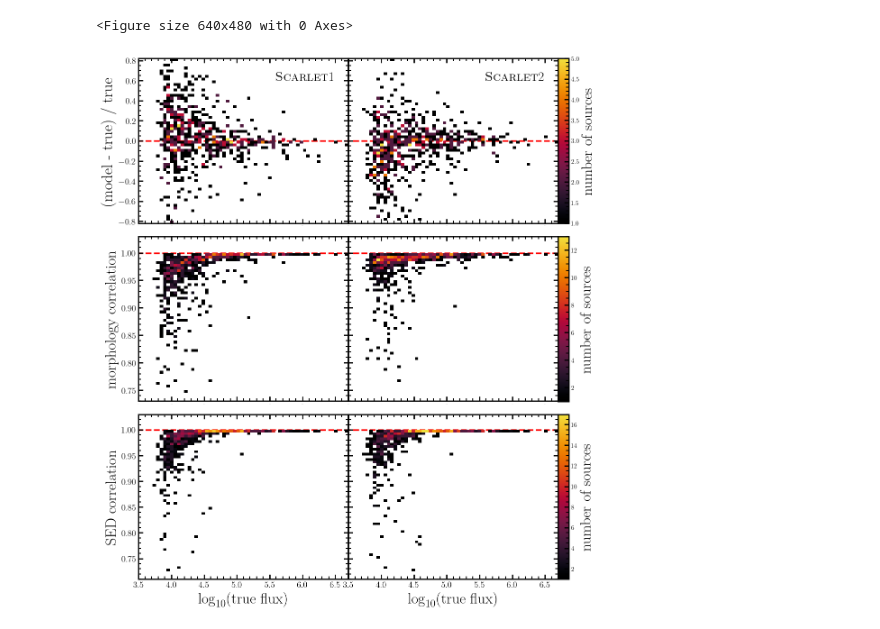
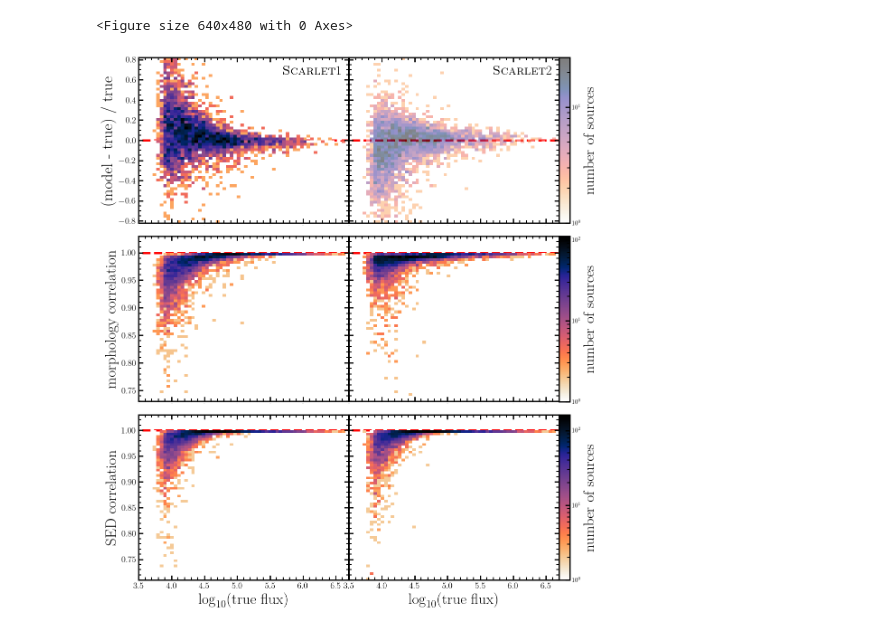
Before and after one commit to SampsonML/sampson2023_neural_scarlet, a Jupyter notebook: loaded_plotter.ipynb, the cells around one changed output. Cells and saved outputs as stored; diff of their text form; code cells hidden in the pictures.

```diff
--- a/loaded_plotter.ipynb
+++ b/loaded_plotter.ipynb
@@ -36,7 +36,7 @@ plt.rcParams["mathtext.fontset"] = "dejavuserif"
 plt.rcParams.update({"text.usetex": True})
 # %%
 # trial params
-num_trials  = 200
+num_trials  = 2000
 spec_weight = 1
 batch_num   = 1
 # %%
@@ -66,12 +66,14 @@ b6 = np.load(PREFIX + NAME + 'b6.npy')
 # ------------------------------------------------ #
 # plot 1: error metrics as a function of true flux #
 # ------------------------------------------------ #
-cMAP = cmr.get_sub_cmap("cmr.chroma", 0.0, 0.9)#'cmr.chroma'
-cMAP = 'cmr.ember'
-m_size = 10
+cMAP = cmr.get_sub_cmap("cmr.torch_r", 0.0, 0.99)#'cmr.chroma'
+#cMAP = 'cmr.rainforest_r'
+lw = 3.5
 low_x = 3.5
 hi_x = 6.7
 bins = 60
+m1 = 22
+cl = 'red'
 # range for hists
 range_1 = np.array([[low_x, hi_x], [-0.82, 0.82]])
 range_2 = np.array([[low_x, hi_x], [0.7, 1]])
@@ -84,6 +86,8 @@ p2 = plt.hist2d(x2, y2, bins=bins, range=range_1, density=False, cmin=1)
 vmin2, vmax2 = p2[-1].get_clim()
 max1 = np.max([vmax1, vmax2])
 min1 = np.min([vmin1, vmin2])
+#max1 = m1
+
 
 p3 = plt.hist2d(x3, y3, bins=bins, range=range_2, density=False, cmin=1)
 vmin1, vmax1 = p3[-1].get_clim()
@@ -108,13 +112,14 @@ plt.hist2d(x, y, [bins, bins],
             cmap=cMAP,
             density=False,
             cmin=1,
-            vmin=min1, vmax=max1)
-plt.hlines(0, -100, 100, color='r', linestyle='--',linewidth=2.5, zorder=0)
+            norm=colors.LogNorm(vmin=min1, vmax=max1))
+            #vmin=min1, vmax=max1)
+plt.hlines(0, -100, 100, color=cl, linestyle='--',linewidth=lw, zorder=0)
 plt.xlim(low_x, hi_x)
 plt.ylim(-.82, .82)
 plt.xticks(fontsize=0)
 plt.yticks(fontsize=14)
-plt.text(5.6, 0.6, r'$\textsc{Scarlet}1$', fontsize=21, color='k')
+plt.text(5.7, 0.65, r'$\textsc{Scarlet}1$', fontsize=21, color='k')
 #plt.xlabel(r'$\log_{10}$(true flux)',fontsize=25)
 plt.ylabel('(model - true) / true',fontsize=25)
 
@@ -125,23 +130,26 @@ im1 = plt.hist2d(x2, y2, [bins,bins],
                 cmap=cMAP,
                 density=False,
                 cmin=1,
-                vmin=min1, vmax=max1)
-plt.hlines(0, -100, 100, color='r', linestyle='--',linewidth=2.5, zorder=0)
+                alpha=1,
+                norm=colors.LogNorm(vmin=min1, vmax=max1))
+                #vmin=min1, vmax=max1)
+plt.hlines(0, -100, 100, color=cl, linestyle='--',linewidth=lw, zorder=0)
 plt.ylim(-.82, .82)
-plt.text(5.6, 0.6, r'$\textsc{Scarlet}2$', fontsize=21, color='k')
+plt.text(5.7, 0.65, r'$\textsc{Scarlet}2$', fontsize=21, color='k')
 plt.xlim(low_x, hi_x)
 plt.xticks(fontsize=0)
 plt.yticks(fontsize=0)
 #plt.xlabel(r'$\log_{10}$(true flux)',fontsize=25)
 
 plt.subplot(3,2,3)
-plt.hlines(1, -100, 100, color='r', linestyle='--',linewidth=2.5, zorder=0)
+plt.hlines(1, -100, 100, color=cl, linestyle='--',linewidth=lw, zorder=0)
 plt.hist2d(x3, y3, [bins,bins],
             range=range_2,
             cmap=cMAP,
             density=False,
             cmin=1,
-            vmin=min2, vmax=max2)
+            norm=colors.LogNorm(vmin=min2, vmax=max2))
+            #vmin=min2, vmax=max2)
 plt.xlim(low_x, hi_x)
 plt.ylim(.73, 1.03)
 plt.xticks(fontsize=14)
@@ -152,7 +160,7 @@ plt.ylabel('morphology correlation',fontsize=24)
 
 # now scarlet 2
 plt.subplot(3,2,4)
-plt.hlines(1, -100, 100, color='r', linestyle='--',linewidth=2.5, zorder=0)
+plt.hlines(1, -100, 100, color=cl, linestyle='--',linewidth=lw, zorder=0)
 plt.yticks(fontsize=0)
 plt.xticks(fontsize=14)
 im2 = plt.hist2d(x4, y4, [bins,bins],
@@ -160,20 +168,22 @@ im2 = plt.hist2d(x4, y4, [bins,bins],
                     cmap=cMAP,
                     density=False,
                     cmin=1,
-                    vmin=min2, vmax=max2)
+                    norm=colors.LogNorm(vmin=min2, vmax=max2))
+                    #vmin=min2, vmax=max2)
 plt.ylim(.73, 1.03)
 plt.xlim(low_x, hi_x)
 plt.xticks(fontsize=0)
 #plt.xlabel(r'$\log_{10}$(true flux)',fontsize=24)
 
 plt.subplot(3,2,5)
-plt.hlines(1, -100, 100, color='r', linestyle='--',linewidth=2.5, zorder=0)
+plt.hlines(1, -100, 100, color=cl, linestyle='--',linewidth=lw, zorder=0)
 plt.hist2d(x5, y5, [bins,bins],
             range=range_3,
             cmap=cMAP,
             density=False,
             cmin=1,
-            vmin=min3, vmax=max3)
+            norm=colors.LogNorm(vmin=min3, vmax=max3))
+            #vmin=min3, vmax=max3)
 plt.xlim(low_x, hi_x)
 plt.ylim(.71, 1.03)
 plt.xticks(fontsize=14)
@@ -183,7 +193,7 @@ plt.ylabel('SED correlation',fontsize=24)
 
 # now scarlet 2
 plt.subplot(3,2,6)
-plt.hlines(1, -100, 100, color='r', linestyle='--',linewidth=2.5, zorder=0)
+plt.hlines(1, -100, 100, color=cl, linestyle='--',linewidth=lw, zorder=0)
 plt.yticks(fontsize=0)
 plt.xticks(fontsize=14)
 im3 = plt.hist2d(x6, y6, [bins,bins],
@@ -191,36 +201,36 @@ im3 = plt.hist2d(x6, y6, [bins,bins],
                 cmap=cMAP,
                 density=False,
                 cmin=1,
-                vmin=min3,
-                vmax=max3)
+                norm=colors.LogNorm(vmin=min3, vmax=max3))
+                #vmax=max3)
 plt.ylim(.71, 1.03)
 plt.xlim(low_x, hi_x)
 plt.xlabel(r'$\log_{10}$(true flux)',fontsize=24)
 
 plt.subplots_adjust(wspace=.0, hspace=.08)
 #plt.colorbar(im3[3], orientation="vertical",fraction=0.07,anchor=(5.0,0.0))
 cbar_ax = fig.add_axes([0.9, 0.11, 0.02, 0.2438])
 cbar = plt.colorbar(im3[3], cax=cbar_ax)
 cbar.set_label(r'number of sources',fontsize=24)
 
 cbar_ax2 = fig.add_axes([0.9, 0.373, 0.02, 0.2438])
 cbar2 = plt.colorbar(im2[3], cax=cbar_ax2)
 cbar2.set_label(r'number of sources',fontsize=24)
 
 cbar_ax2 = fig.add_axes([0.9, 0.6363, 0.02, 0.2438])
 cbar2 = plt.colorbar(im1[3], cax=cbar_ax2)
 cbar2.set_label(r'number of sources',fontsize=24)
 
 prior = 'HSC'
 name = 'LOADED_flux_' + str(prior) + '_flux_specWeight_' + str(spec_weight) + '_nTrials_' + str(num_trials) + '.pdf'
 name2 = 'LOADED_flux_' + str(prior) + '_flux_specWeight_' + str(spec_weight) +'_nTrials_' + str(num_trials) + '.png'
 plt.savefig(name, bbox_inches='tight',dpi=200)
 plt.savefig(name2, bbox_inches='tight',dpi=200)
 
 plt.show()
 # %% [output]
 <Figure size 640x480 with 0 Axes>
-[figure, old version]
+[figure, new version]
 # %%
 # ------------------------------------------------------- #
 # plot 2: error metrics as a function of true blendedness #
```
Also changed, not shown: parts of 3 cells of this notebook.
